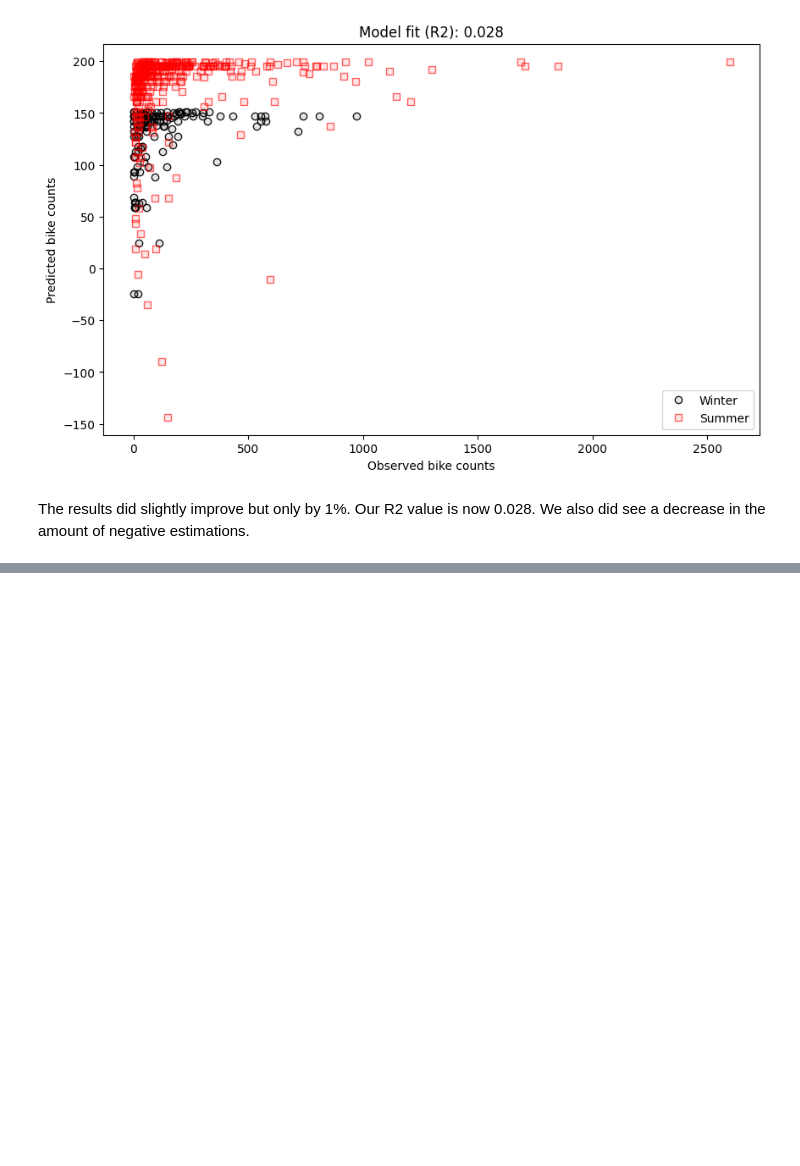
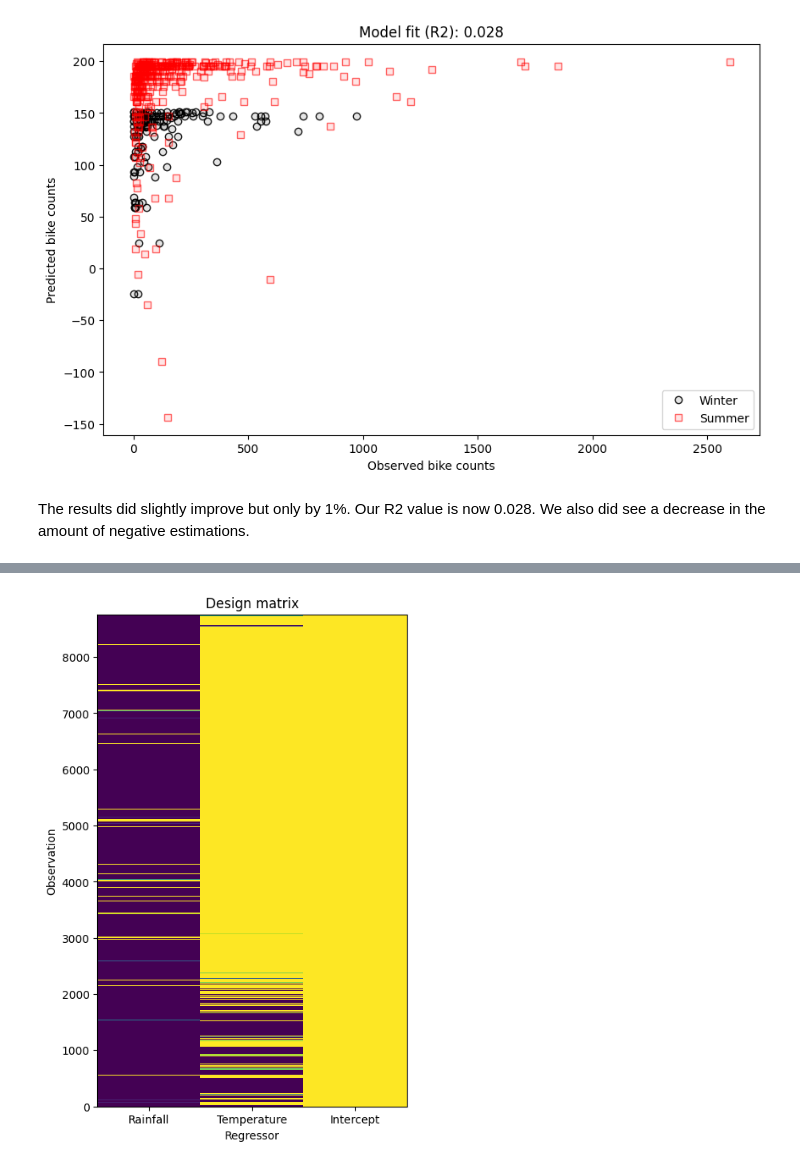
Before and after one commit to Amertz08/python-learnings, a Jupyter notebook: practical-linear-algebra/ch12_exercises.ipynb, the cells around one changed output, grey strips where cells are left out. Cells and saved outputs as stored; diff of their text form; code cells hidden in the pictures; blank space fills up the shorter version.

```diff
--- a/practical-linear-algebra/ch12_exercises.ipynb
+++ b/practical-linear-algebra/ch12_exercises.ipynb
@@ -180,0 +197,21 @@ The results did slightly improve but only by 1%. Our R2 value is now 0.028. We a
+# %%
+# Create a design matrix
+desmat2 = data[['Rainfall(mm)','Temperature(°C)']].to_numpy()
+
+# add an intercept
+desmat2 = np.append(desmat2,np.ones((desmat2.shape[0],1)),axis=1)
+
+# extract DV
+y2 = data[['Rented Bike Count']].to_numpy()
+
+
+# visualize the design matrix
+plt.figure(figsize=(5,8))
+plt.imshow(desmat2,aspect='auto',vmin=0,vmax=1,origin='lower',interpolation='nearest')
+plt.ylabel('Observation')
+plt.xlabel('Regressor')
+plt.title('Design matrix')
+plt.xticks(range(3),labels=['Rainfall','Temperature','Intercept'])
+plt.show()
+# %% [output]
+[figure, added]
```
Also changed, not shown: parts of 4 cells of this notebook.
